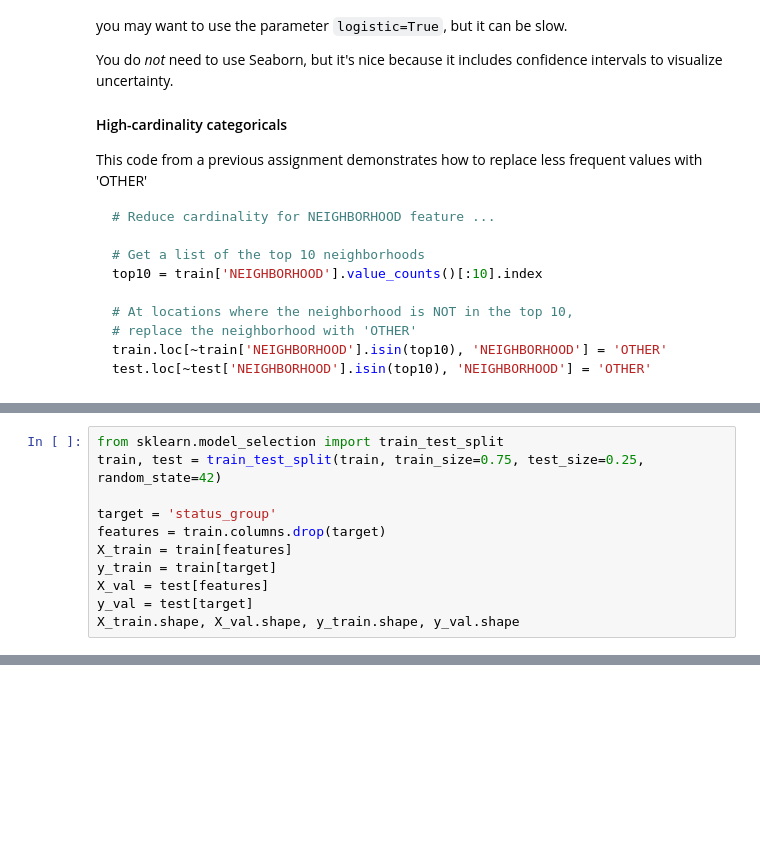
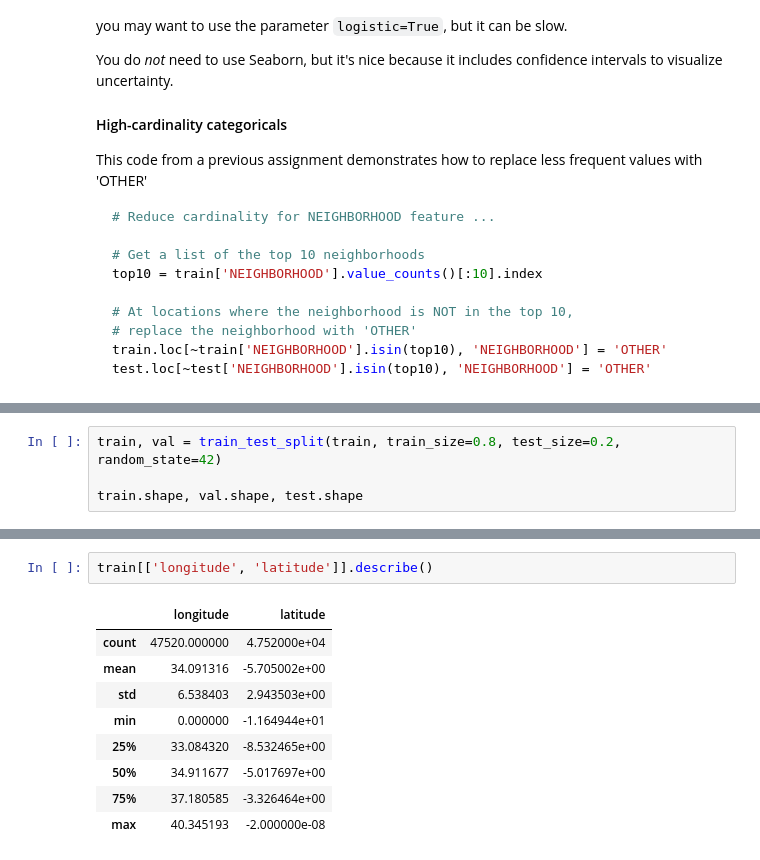
Before and after one commit to mseryy01/DS-Unit-2-Kaggle-Challenge, a Jupyter notebook: module1/LS_DS_221_assignment.ipynb, the cells around one changed output, grey strips where cells are left out. Drawn from its saved outputs; the diff is of its cells as text; blank space fills up the shorter version.

```diff
--- a/module1/LS_DS_221_assignment.ipynb
+++ b/module1/LS_DS_221_assignment.ipynb
@@ -125,11 +108,0 @@ train.head()
-# %%
-from sklearn.model_selection import train_test_split
-train, test = train_test_split(train, train_size=0.75, test_size=0.25, random_state=42)
-
-target = 'status_group'
-features = train.columns.drop(target)
-X_train = train[features]
-y_train = train[target]
-X_val = test[features]
-y_val = test[target]
-X_train.shape, X_val.shape, y_train.shape, y_val.shape
@@ -137,0 +109,4 @@ X_train.shape, X_val.shape, y_train.shape, y_val.shape
+# %%
+train, val = train_test_split(train, train_size=0.8, test_size=0.2, random_state=42)
+
+train.shape, val.shape, test.shape
@@ -147,0 +170,12 @@ accuracy_score(y_train, y_pred)
+# %%
+train[['longitude', 'latitude']].describe()
+# %% [output]
+|  | longitude | latitude |
+| count | 47520.000000 | 4.752000e+04 |
+| mean | 34.091316 | -5.705002e+00 |
+| std | 6.538403 | 2.943503e+00 |
+| min | 0.000000 | -1.164944e+01 |
+| 25% | 33.084320 | -8.532465e+00 |
+| 50% | 34.911677 | -5.017697e+00 |
+| 75% | 37.180585 | -3.326464e+00 |
+| max | 40.345193 | -2.000000e-08 |
```
Also changed, not shown: parts of 20 cells of this notebook.
